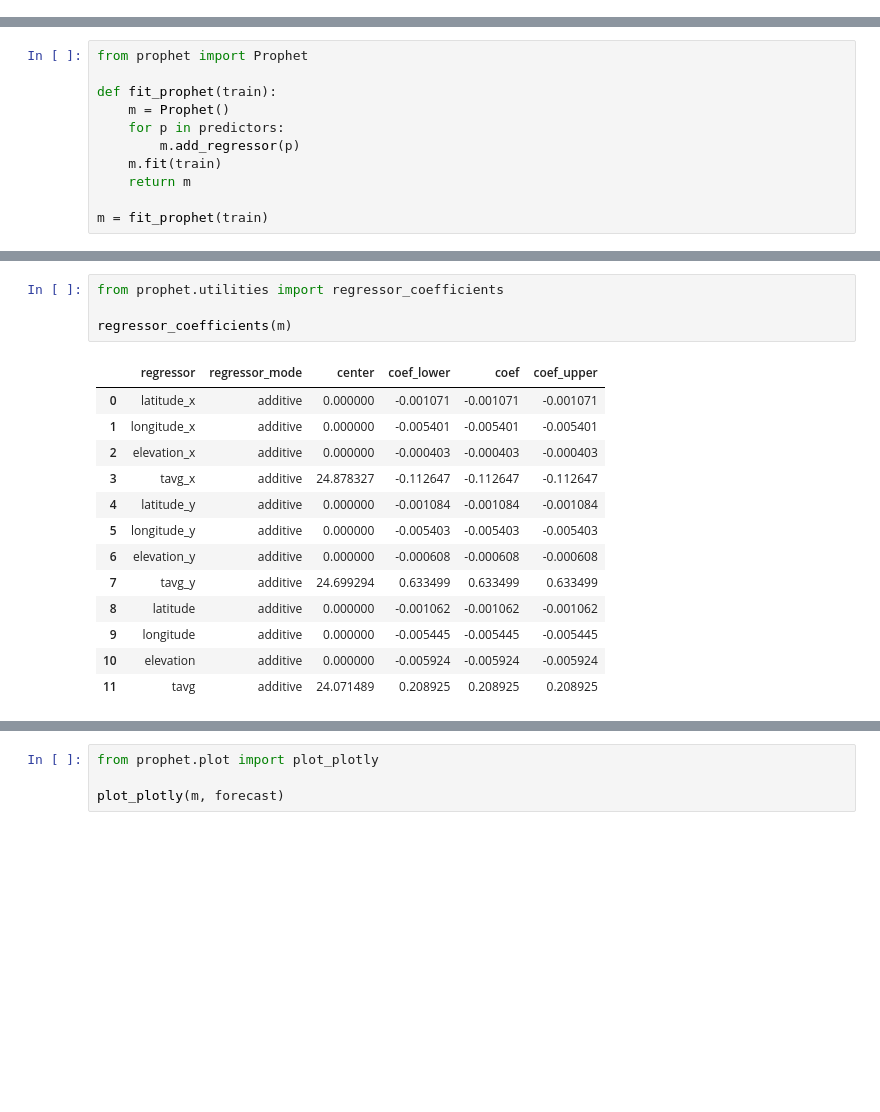
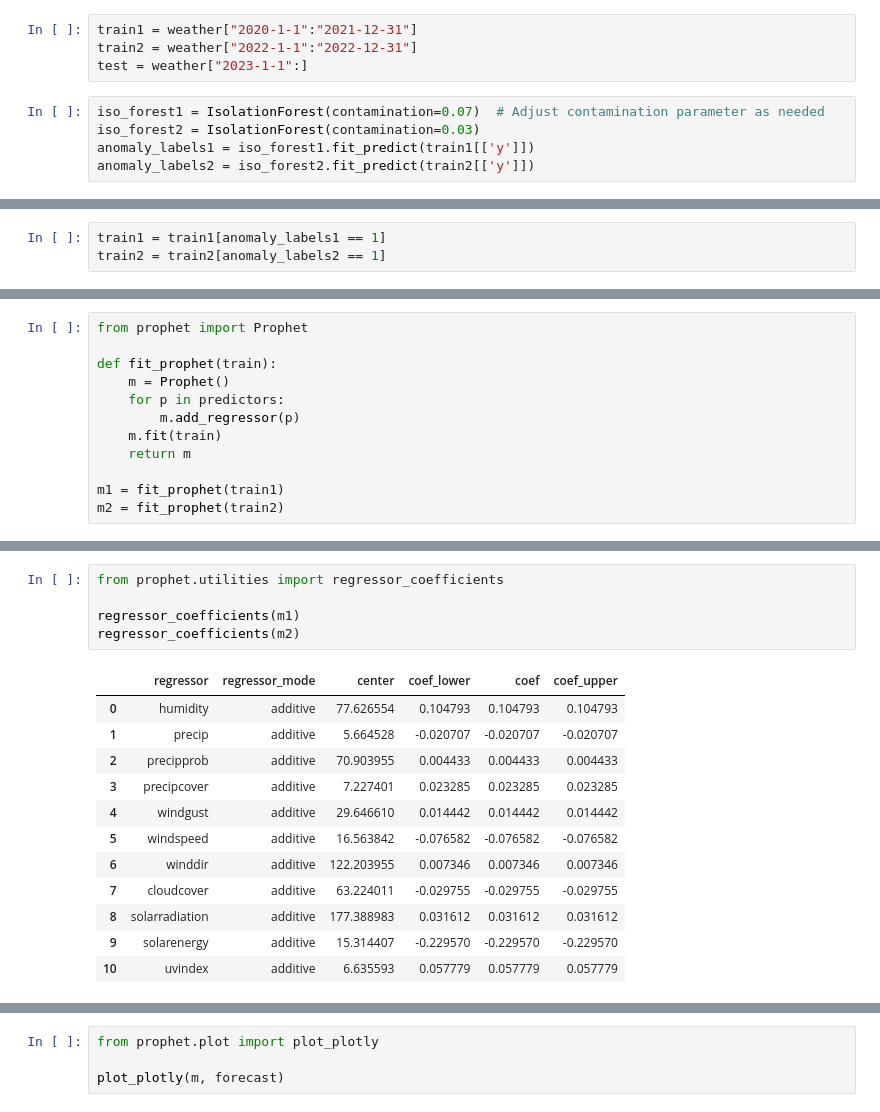
Before and after one commit to 22022658NguyenTienKhoi/13-Weather-Forecast, a Jupyter notebook: untitled1.ipynb, the cells around one changed output, grey strips where cells are left out. Cells and saved outputs as stored; diff of their text form; blank space fills up the shorter version.

Commit message:
training

```diff
--- a/untitled1.ipynb
+++ b/untitled1.ipynb
@@ -188,0 +107,9 @@ See the caveats in the documentation: https://pandas.pydata.org/pandas-docs/stab
+# %%
+train1 = weather["2020-1-1":"2021-12-31"]
+train2 = weather["2022-1-1":"2022-12-31"]
+test = weather["2023-1-1":]
+# %%
+iso_forest1 = IsolationForest(contamination=0.07)  # Adjust contamination parameter as needed
+iso_forest2 = IsolationForest(contamination=0.03)
+anomaly_labels1 = iso_forest1.fit_predict(train1[['y']])
+anomaly_labels2 = iso_forest2.fit_predict(train2[['y']])
@@ -188,0 +121,3 @@ See the caveats in the documentation: https://pandas.pydata.org/pandas-docs/stab
+# %%
+train1 = train1[anomaly_labels1 == 1]
+train2 = train2[anomaly_labels2 == 1]
@@ -196,5 +148,6 @@ def fit_prophet(train):
     m.fit(train)
     return m
 
-m = fit_prophet(train)
+m1 = fit_prophet(train1)
+m2 = fit_prophet(train2)
 # %% [output]
@@ -235,19 +197,19 @@ plot_components_plotly(m, predictions)
 # %%
 from prophet.utilities import regressor_coefficients
 
-regressor_coefficients(m)
+regressor_coefficients(m1)
+regressor_coefficients(m2)
 # %% [output]
 |  | regressor | regressor_mode | center | coef_lower | coef | coef_upper |
-| 0 | latitude_x | additive | 0.000000 | -0.001071 | -0.001071 | -0.001071 |
-| 1 | longitude_x | additive | 0.000000 | -0.005401 | -0.005401 | -0.005401 |
-| 2 | elevation_x | additive | 0.000000 | -0.000403 | -0.000403 | -0.000403 |
-| 3 | tavg_x | additive | 24.878327 | -0.112647 | -0.112647 | -0.112647 |
-| 4 | latitude_y | additive | 0.000000 | -0.001084 | -0.001084 | -0.001084 |
-| 5 | longitude_y | additive | 0.000000 | -0.005403 | -0.005403 | -0.005403 |
-| 6 | elevation_y | additive | 0.000000 | -0.000608 | -0.000608 | -0.000608 |
-| 7 | tavg_y | additive | 24.699294 | 0.633499 | 0.633499 | 0.633499 |
-| 8 | latitude | additive | 0.000000 | -0.001062 | -0.001062 | -0.001062 |
-| 9 | longitude | additive | 0.000000 | -0.005445 | -0.005445 | -0.005445 |
-| 10 | elevation | additive | 0.000000 | -0.005924 | -0.005924 | -0.005924 |
-| 11 | tavg | additive | 24.071489 | 0.208925 | 0.208925 | 0.208925 |
+| 0 | humidity | additive | 77.626554 | 0.104793 | 0.104793 | 0.104793 |
+| 1 | precip | additive | 5.664528 | -0.020707 | -0.020707 | -0.020707 |
+| 2 | precipprob | additive | 70.903955 | 0.004433 | 0.004433 | 0.004433 |
+| 3 | precipcover | additive | 7.227401 | 0.023285 | 0.023285 | 0.023285 |
+| 4 | windgust | additive | 29.646610 | 0.014442 | 0.014442 | 0.014442 |
+| 5 | windspeed | additive | 16.563842 | -0.076582 | -0.076582 | -0.076582 |
+| 6 | winddir | additive | 122.203955 | 0.007346 | 0.007346 | 0.007346 |
+| 7 | cloudcover | additive | 63.224011 | -0.029755 | -0.029755 | -0.029755 |
+| 8 | solarradiation | additive | 177.388983 | 0.031612 | 0.031612 | 0.031612 |
+| 9 | solarenergy | additive | 15.314407 | -0.229570 | -0.229570 | -0.229570 |
+| 10 | uvindex | additive | 6.635593 | 0.057779 | 0.057779 | 0.057779 |
 # %%
```
Also changed, not shown: parts of 52 cells of this notebook.
